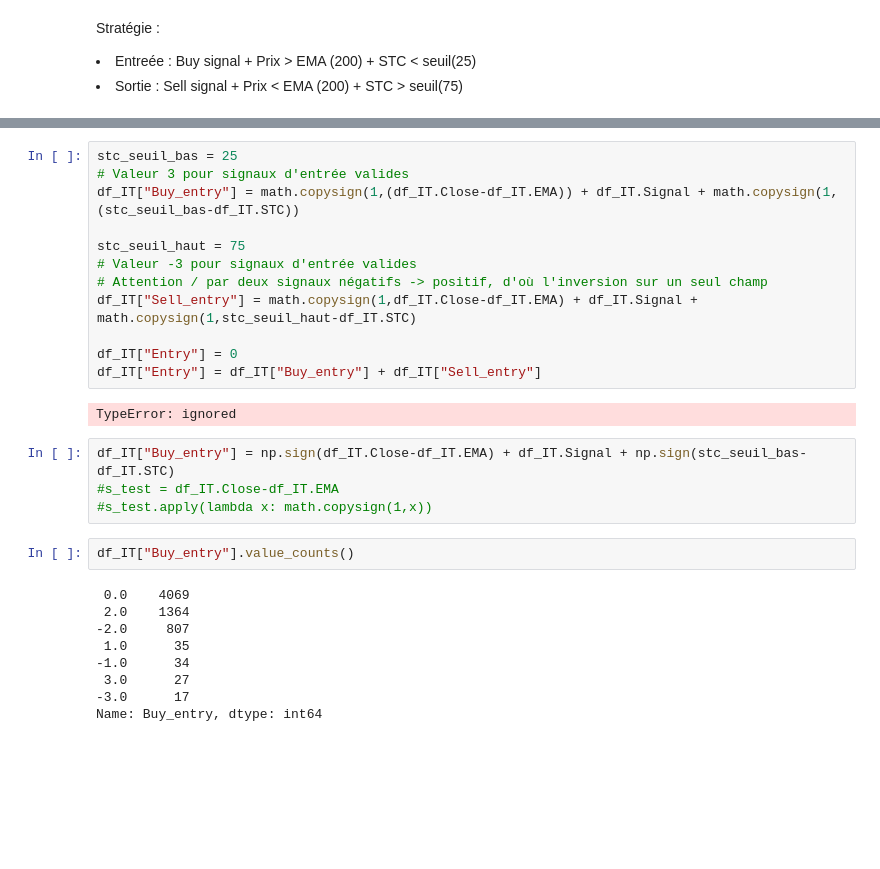
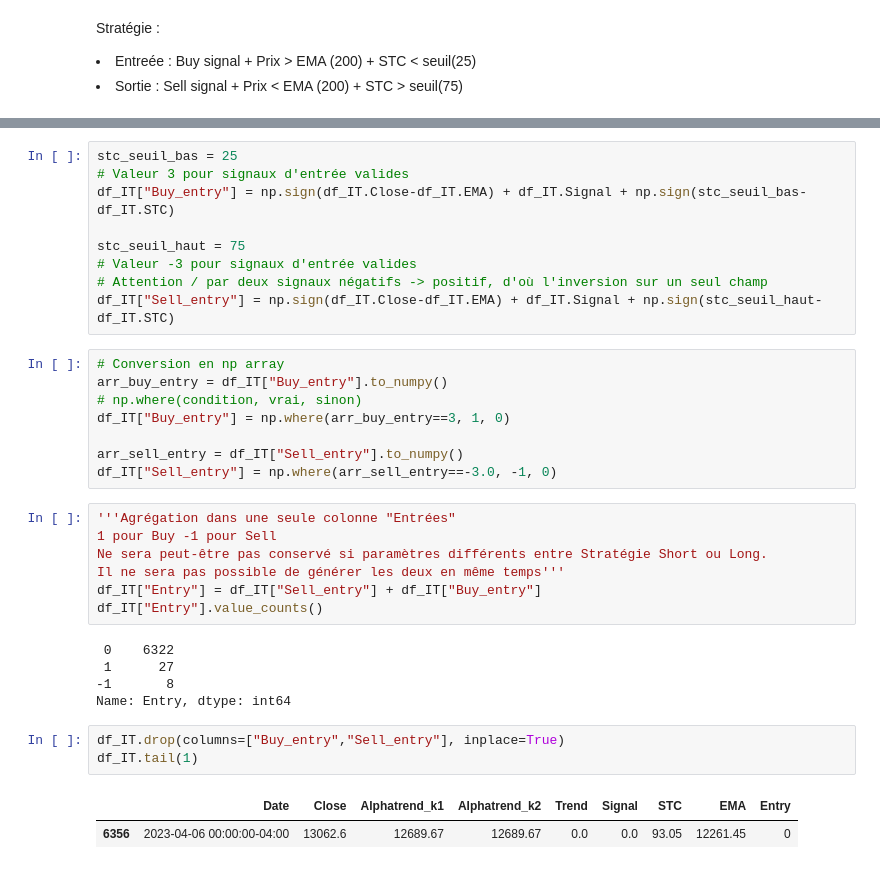
Before and after one commit to AxelRK200/strategies_backtesting, a Jupyter notebook: Backtesting_AT_STC_EMA.ipynb, the cells around one changed output, grey strips where cells are left out. Saved outputs shown, nothing was run; the diff lists cells and outputs as text; blank space fills up the shorter version.

Commit message:
Fin identification des entrées, début analyse stat performance

```diff
--- a/Backtesting_AT_STC_EMA.ipynb
+++ b/Backtesting_AT_STC_EMA.ipynb
@@ -262,29 +272,35 @@ df_IT.head()
 # %%
 stc_seuil_bas = 25
 # Valeur 3 pour signaux d'entrée valides
-df_IT["Buy_entry"] = math.copysign(1,(df_IT.Close-df_IT.EMA)) + df_IT.Signal + math.copysign(1,(stc_seuil_bas-df_IT.STC))
+df_IT["Buy_entry"] = np.sign(df_IT.Close-df_IT.EMA) + df_IT.Signal + np.sign(stc_seuil_bas-df_IT.STC)
 
 stc_seuil_haut = 75
 # Valeur -3 pour signaux d'entrée valides
 # Attention / par deux signaux négatifs -> positif, d'où l'inversion sur un seul champ
-df_IT["Sell_entry"] = math.copysign(1,df_IT.Close-df_IT.EMA) + df_IT.Signal + math.copysign(1,stc_seuil_haut-df_IT.STC)
-
-df_IT["Entry"] = 0
-df_IT["Entry"] = df_IT["Buy_entry"] + df_IT["Sell_entry"]
+df_IT["Sell_entry"] = np.sign(df_IT.Close-df_IT.EMA) + df_IT.Signal + np.sign(stc_seuil_haut-df_IT.STC)
-# %% [output]
-TypeError: ignored
-# %%
-df_IT["Buy_entry"] = np.sign(df_IT.Close-df_IT.EMA) + df_IT.Signal + np.sign(stc_seuil_bas-df_IT.STC)
-#s_test = df_IT.Close-df_IT.EMA
-#s_test.apply(lambda x: math.copysign(1,x))
-# %%
-df_IT["Buy_entry"].value_counts()
-# %% [output]
- 0.0    4069
- 2.0    1364
--2.0     807
- 1.0      35
--1.0      34
- 3.0      27
--3.0      17
-Name: Buy_entry, dtype: int64
+# %%
+# Conversion en np array
+arr_buy_entry = df_IT["Buy_entry"].to_numpy()
+# np.where(condition, vrai, sinon)
+df_IT["Buy_entry"] = np.where(arr_buy_entry==3, 1, 0)
+
+arr_sell_entry = df_IT["Sell_entry"].to_numpy()
+df_IT["Sell_entry"] = np.where(arr_sell_entry==-3.0, -1, 0)
+# %%
+'''Agrégation dans une seule colonne "Entrées"
+1 pour Buy -1 pour Sell
+Ne sera peut-être pas conservé si paramètres différents entre Stratégie Short ou Long.
+Il ne sera pas possible de générer les deux en même temps'''
+df_IT["Entry"] = df_IT["Sell_entry"] + df_IT["Buy_entry"]
+df_IT["Entry"].value_counts()
+# %% [output]
+ 0    6322
+ 1      27
+-1       8
+Name: Entry, dtype: int64
+# %%
+df_IT.drop(columns=["Buy_entry","Sell_entry"], inplace=True)
+df_IT.tail(1)
+# %% [output]
+|  | Date | Close | Alphatrend_k1 | Alphatrend_k2 | Trend | Signal | STC | EMA | Entry |
+| 6356 | 2023-04-06 00:00:00-04:00 | 13062.6 | 12689.67 | 12689.67 | 0.0 | 0.0 | 93.05 | 12261.45 | 0 |
```
Also changed, not shown: parts of 10 cells of this notebook.
